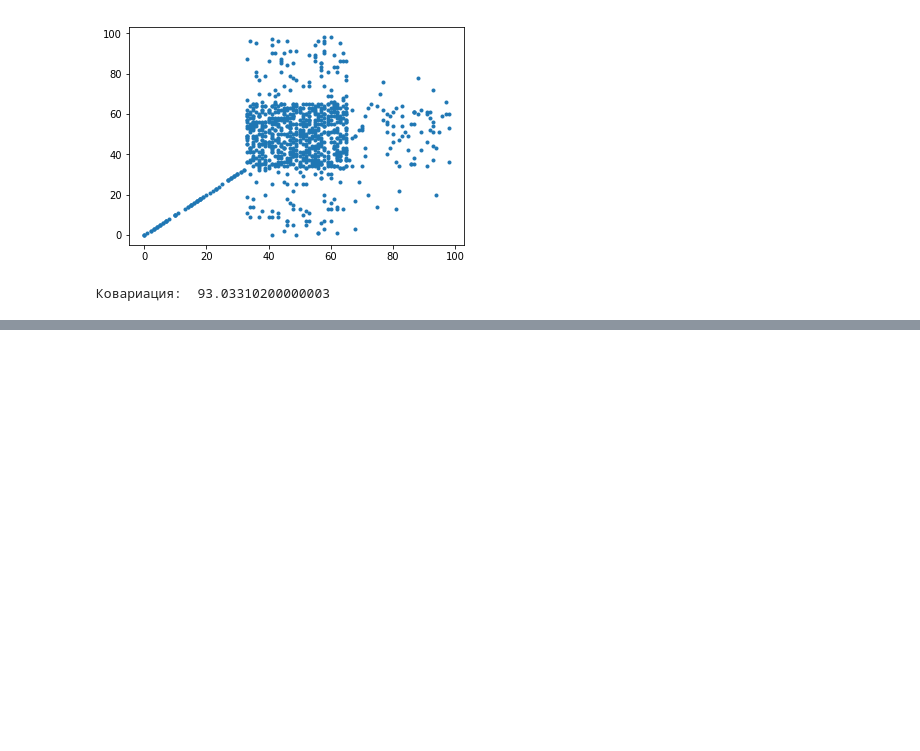
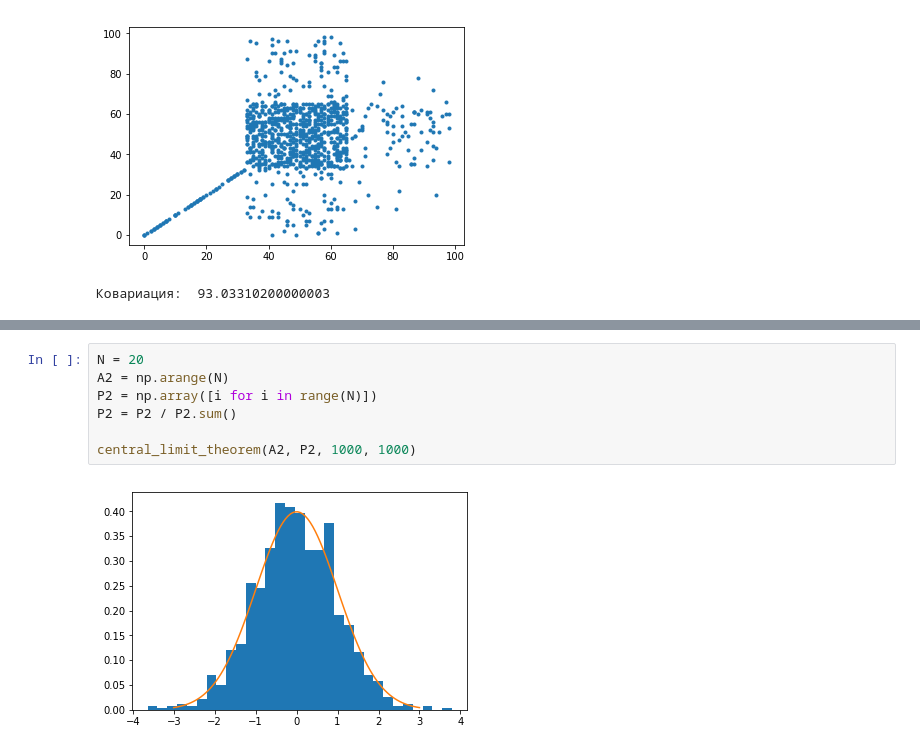
Before and after one commit to samonenko/into_data_maining, a Jupyter notebook: Теория вероятности и статистика.ipynb, the cells around one changed output, grey strips where cells are left out. Drawn from its saved outputs; the diff is of its cells as text; blank space fills up the shorter version.

```diff
--- a/Теория вероятности и статистика.ipynb
+++ b/Теория вероятности и статистика.ipynb
@@ -455,0 +467,9 @@ print(X.var(ddof=1))
+# %%
+N = 20
+A2 = np.arange(N)
+P2 = np.array([i for i in range(N)])
+P2 = P2 / P2.sum()
+
+central_limit_theorem(A2, P2, 1000, 1000)
+# %% [output]
+[figure, added]
```
Also changed, not shown: parts of 28 cells of this notebook.
